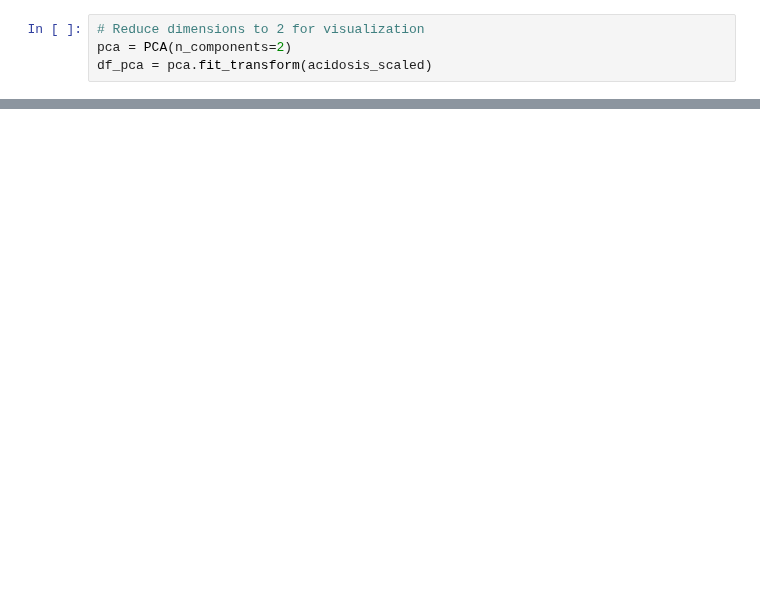
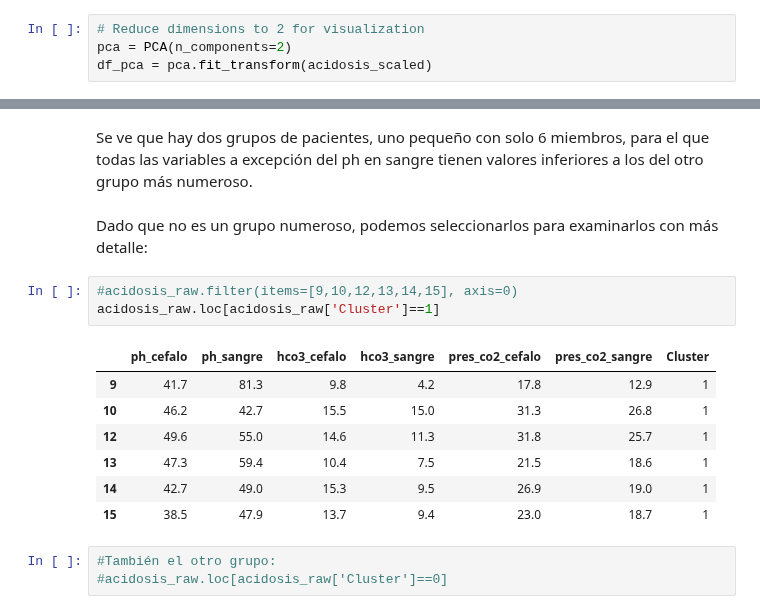
Before and after one commit to fcamadi/masterMLpython, a Jupyter notebook: Tema09/Tema9_kmeans.ipynb, the cells around one changed output, grey strips where cells are left out. Drawn from its saved outputs; the diff is of its cells as text; blank space fills up the shorter version.

```diff
--- a/Tema09/Tema9_kmeans.ipynb
+++ b/Tema09/Tema9_kmeans.ipynb
@@ -264,0 +248,19 @@ plt.show()
+# %% [markdown]
+Se ve que hay dos grupos de pacientes, uno pequeño con solo 6 miembros, para el que todas las variables a excepción del ph en sangre
+tienen valores inferiores a los del otro grupo más numeroso.
+# %% [markdown]
+Dado que no es un grupo numeroso, podemos seleccionarlos para examinarlos con más detalle:
+# %%
+#acidosis_raw.filter(items=[9,10,12,13,14,15], axis=0)
+acidosis_raw.loc[acidosis_raw['Cluster']==1]
+# %% [output]
+|  | ph_cefalo | ph_sangre | hco3_cefalo | hco3_sangre | pres_co2_cefalo | pres_co2_sangre | Cluster |
+| 9 | 41.7 | 81.3 | 9.8 | 4.2 | 17.8 | 12.9 | 1 |
+| 10 | 46.2 | 42.7 | 15.5 | 15.0 | 31.3 | 26.8 | 1 |
+| 12 | 49.6 | 55.0 | 14.6 | 11.3 | 31.8 | 25.7 | 1 |
+| 13 | 47.3 | 59.4 | 10.4 | 7.5 | 21.5 | 18.6 | 1 |
+| 14 | 42.7 | 49.0 | 15.3 | 9.5 | 26.9 | 19.0 | 1 |
+| 15 | 38.5 | 47.9 | 13.7 | 9.4 | 23.0 | 18.7 | 1 |
+# %%
+#También el otro grupo:
+#acidosis_raw.loc[acidosis_raw['Cluster']==0]
```
Also changed, not shown: parts of 11 cells of this notebook.
